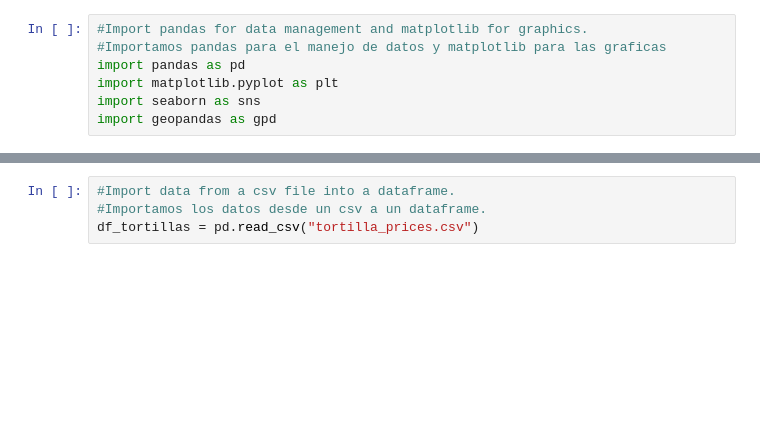
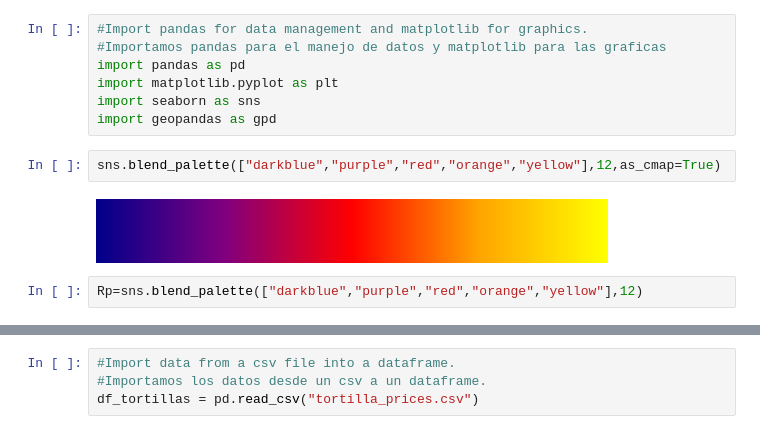
Before and after one commit to CristianRiveraEsparza/Tortilla_Prices, a Jupyter notebook: Tortillas.ipynb, the cells around one changed output, grey strips where cells are left out. Cells and saved outputs as stored; diff of their text form; blank space fills up the shorter version.

Commit message:
Add graphs with seaborn

```diff
--- a/Tortillas.ipynb
+++ b/Tortillas.ipynb
@@ -5,3 +5,9 @@ import pandas as pd
 import matplotlib.pyplot as plt
 import seaborn as sns
 import geopandas as gpd
+# %%
+sns.blend_palette(["darkblue","purple","red","orange","yellow"],12,as_cmap=True)
+# %% [output]
+[figure, added]
+# %%
+Rp=sns.blend_palette(["darkblue","purple","red","orange","yellow"],12)
```
Also changed, not shown: parts of 21 cells of this notebook.
